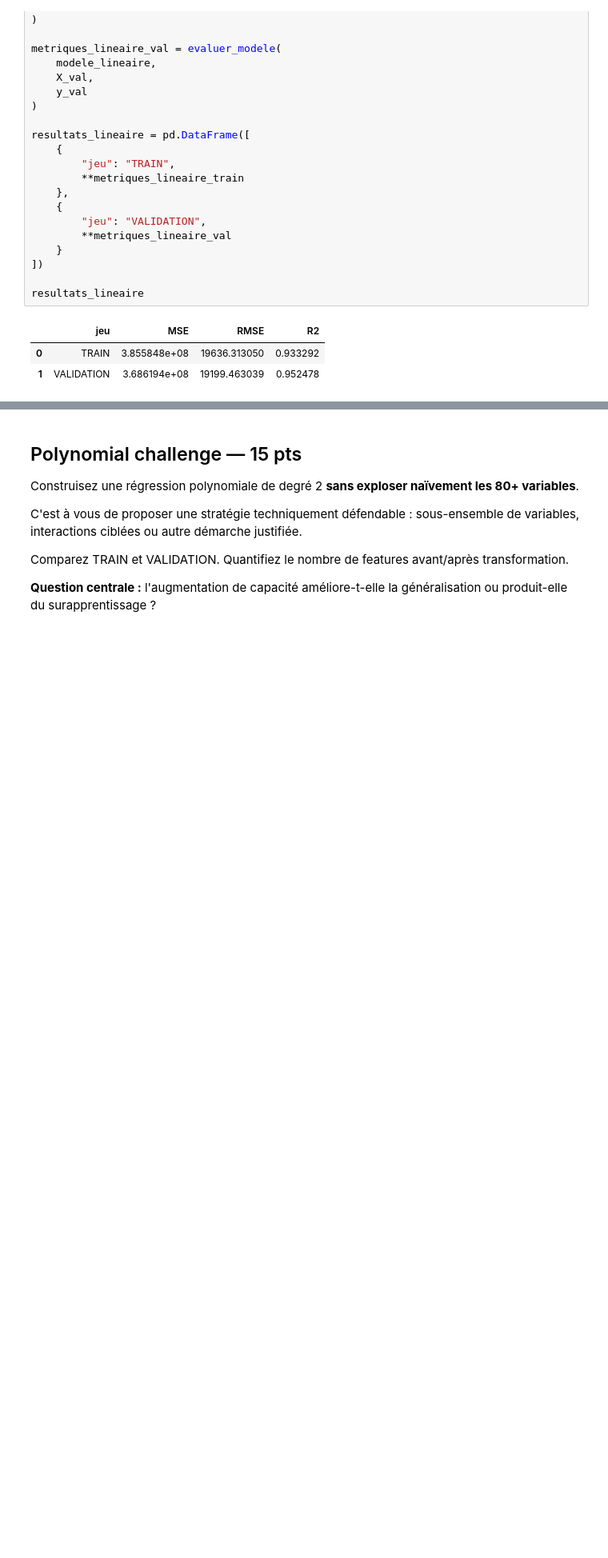
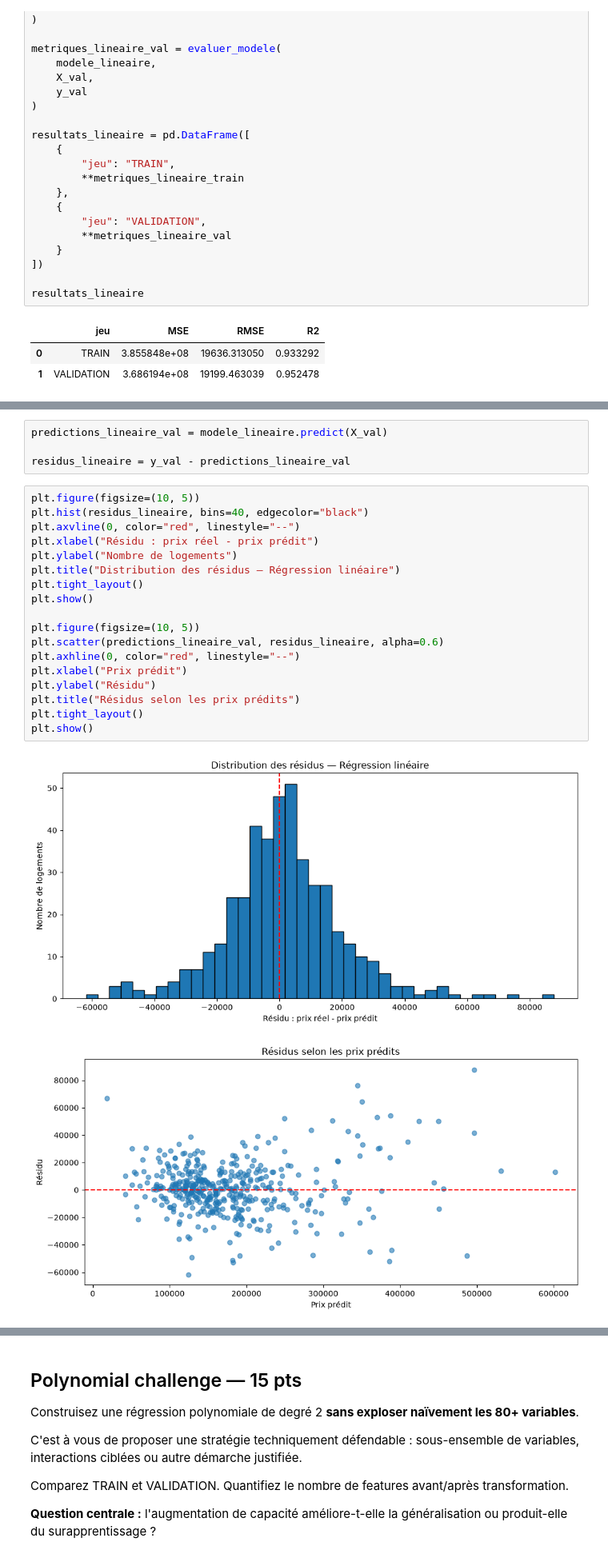
Before and after one commit to hamzabouhouch1003/Training01, a Jupyter notebook: Jour2/PACK_4_TP_NOTES_IA_4A_OPTION_DEVELOPPEUR/TP_NOTE_S3_REGRESSION_AMES_USA.ipynb, the cells around one changed output, grey strips where cells are left out. Shown at 80% size. Drawn from its saved outputs; the diff is of its cells as text; blank space fills up the shorter version.

```diff
--- a/Jour2/PACK_4_TP_NOTES_IA_4A_OPTION_DEVELOPPEUR/TP_NOTE_S3_REGRESSION_AMES_USA.ipynb
+++ b/Jour2/PACK_4_TP_NOTES_IA_4A_OPTION_DEVELOPPEUR/TP_NOTE_S3_REGRESSION_AMES_USA.ipynb
@@ -1329,0 +1358,25 @@ resultats_lineaire
+# %%
+predictions_lineaire_val = modele_lineaire.predict(X_val)
+
+residus_lineaire = y_val - predictions_lineaire_val
+# %%
+plt.figure(figsize=(10, 5))
+plt.hist(residus_lineaire, bins=40, edgecolor="black")
+plt.axvline(0, color="red", linestyle="--")
+plt.xlabel("Résidu : prix réel - prix prédit")
+plt.ylabel("Nombre de logements")
+plt.title("Distribution des résidus — Régression linéaire")
+plt.tight_layout()
+plt.show()
+
+plt.figure(figsize=(10, 5))
+plt.scatter(predictions_lineaire_val, residus_lineaire, alpha=0.6)
+plt.axhline(0, color="red", linestyle="--")
+plt.xlabel("Prix prédit")
+plt.ylabel("Résidu")
+plt.title("Résidus selon les prix prédits")
+plt.tight_layout()
+plt.show()
+# %% [output]
+[figure, added]
+[figure, added]
```
Also changed, not shown: parts of 3 cells of this notebook.
